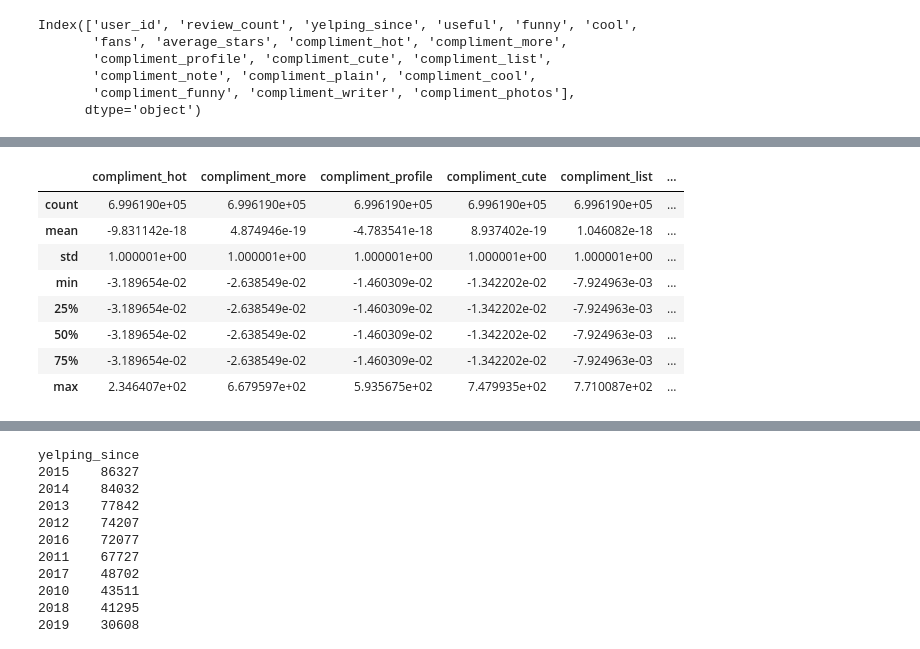
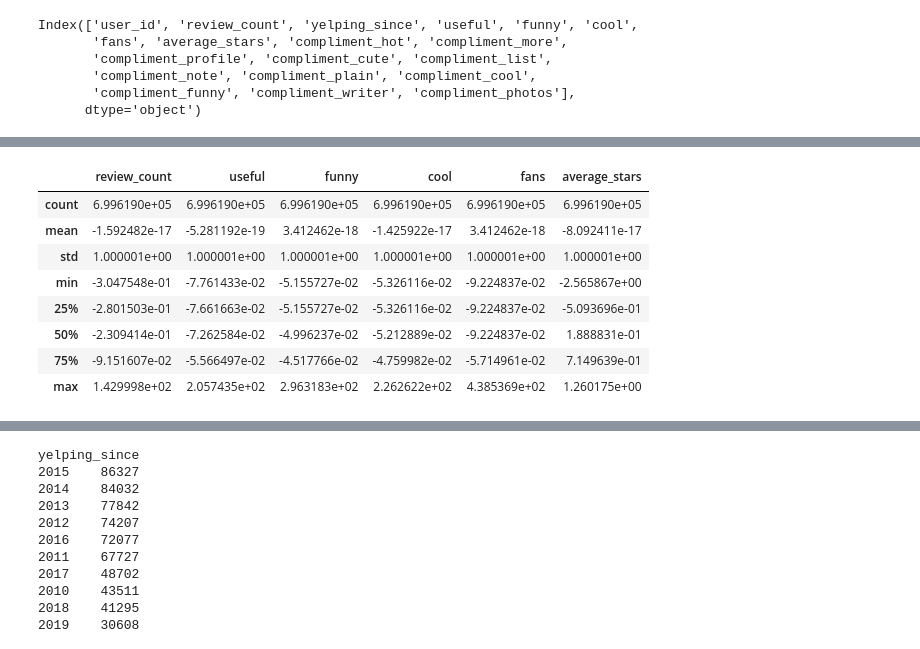
Before and after one commit to agmota11/RECSYS, a Jupyter notebook: Practica 2/src/Exploracion.ipynb, the cells around one changed output, grey strips where cells are left out. Cells and saved outputs as stored; diff of their text form; code cells hidden in the pictures.

```diff
--- a/Practica 2/src/Exploracion.ipynb
+++ b/Practica 2/src/Exploracion.ipynb
@@ -117,0 +155,9 @@ Index(['user_id', 'review_count', 'yelping_since', 'useful', 'funny', 'cool',
+# %%
+# Sumar todas las columnas que empiezan con 'compliment_'
+new_usuarios['compliment'] = new_usuarios[compliment_cols].sum(axis=1)
+
+# Eliminar las columnas originales si ya no son necesarias
+new_usuarios = new_usuarios.drop(columns=compliment_cols)
+
+# Verificar el resultado
+new_usuarios.sample(5)
@@ -117,0 +171,8 @@ Index(['user_id', 'review_count', 'yelping_since', 'useful', 'funny', 'cool',
+# %%
+from sklearn.preprocessing import StandardScaler
+
+scaler = StandardScaler()
+
+new_usuarios["compliment"] = scaler.fit_transform(new_usuarios["compliment"].values.reshape(-1, 1))
+
+new_usuarios["compliment"].describe()
@@ -118,20 +189,20 @@ Index(['user_id', 'review_count', 'yelping_since', 'useful', 'funny', 'cool',
 # %%
 from sklearn.preprocessing import StandardScaler
 
-compliment_cols = [col for col in new_usuarios.columns if col.startswith("compliment_")]
+compliment_cols = ["review_count", "useful", "funny", "cool", "fans", "average_stars"]
 
 scaler = StandardScaler()
 
 new_usuarios[compliment_cols] = scaler.fit_transform(new_usuarios[compliment_cols])
 
 new_usuarios[compliment_cols].describe()
 # %% [output]
-|  | compliment_hot | compliment_more | compliment_profile | compliment_cute | compliment_list | ... |
-| count | 6.996190e+05 | 6.996190e+05 | 6.996190e+05 | 6.996190e+05 | 6.996190e+05 | ... |
-| mean | -9.831142e-18 | 4.874946e-19 | -4.783541e-18 | 8.937402e-19 | 1.046082e-18 | ... |
-| std | 1.000001e+00 | 1.000001e+00 | 1.000001e+00 | 1.000001e+00 | 1.000001e+00 | ... |
-| min | -3.189654e-02 | -2.638549e-02 | -1.460309e-02 | -1.342202e-02 | -7.924963e-03 | ... |
-| 25% | -3.189654e-02 | -2.638549e-02 | -1.460309e-02 | -1.342202e-02 | -7.924963e-03 | ... |
-| 50% | -3.189654e-02 | -2.638549e-02 | -1.460309e-02 | -1.342202e-02 | -7.924963e-03 | ... |
-| 75% | -3.189654e-02 | -2.638549e-02 | -1.460309e-02 | -1.342202e-02 | -7.924963e-03 | ... |
-| max | 2.346407e+02 | 6.679597e+02 | 5.935675e+02 | 7.479935e+02 | 7.710087e+02 | ... |
+|  | review_count | useful | funny | cool | fans | average_stars |
+| count | 6.996190e+05 | 6.996190e+05 | 6.996190e+05 | 6.996190e+05 | 6.996190e+05 | 6.996190e+05 |
+| mean | -1.592482e-17 | -5.281192e-19 | 3.412462e-18 | -1.425922e-17 | 3.412462e-18 | -8.092411e-17 |
+| std | 1.000001e+00 | 1.000001e+00 | 1.000001e+00 | 1.000001e+00 | 1.000001e+00 | 1.000001e+00 |
+| min | -3.047548e-01 | -7.761433e-02 | -5.155727e-02 | -5.326116e-02 | -9.224837e-02 | -2.565867e+00 |
+| 25% | -2.801503e-01 | -7.661663e-02 | -5.155727e-02 | -5.326116e-02 | -9.224837e-02 | -5.093696e-01 |
+| 50% | -2.309414e-01 | -7.262584e-02 | -4.996237e-02 | -5.212889e-02 | -9.224837e-02 | 1.888831e-01 |
+| 75% | -9.151607e-02 | -5.566497e-02 | -4.517766e-02 | -4.759982e-02 | -5.714961e-02 | 7.149639e-01 |
+| max | 1.429998e+02 | 2.057435e+02 | 2.963183e+02 | 2.262622e+02 | 4.385369e+02 | 1.260175e+00 |
```
Also changed, not shown: parts of 41 cells of this notebook, 4 other files.
